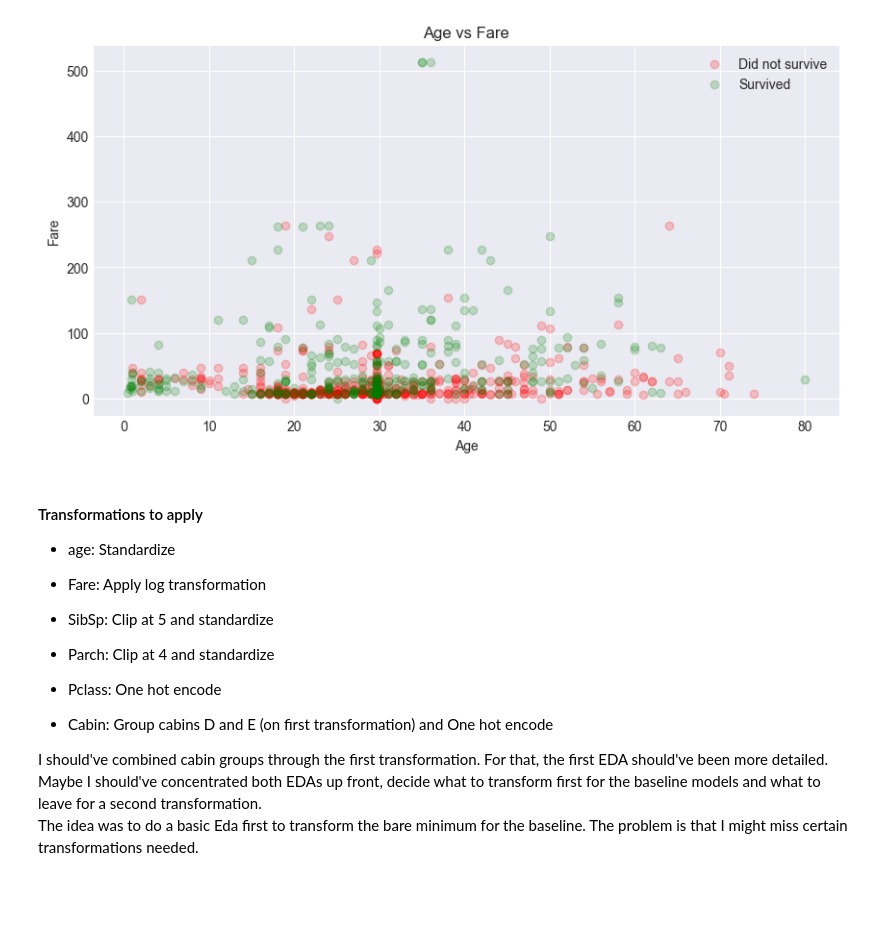
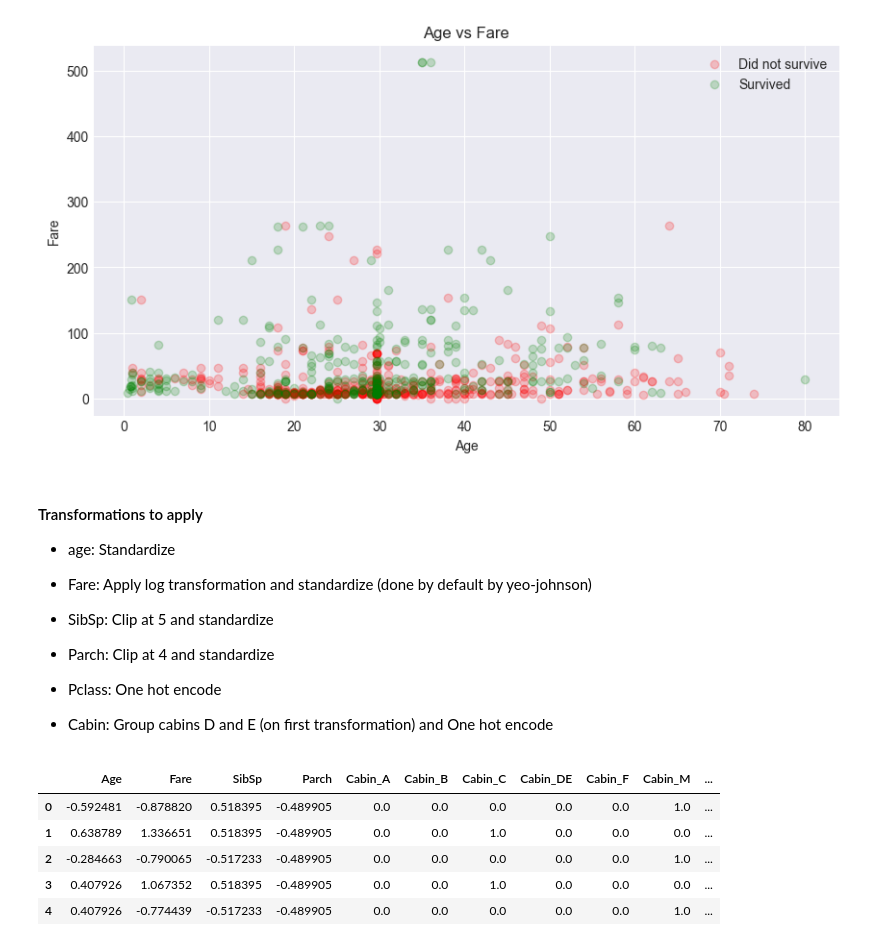
Before and after one commit to lopez-davcio/learning-journal, a Jupyter notebook: titanic-classification/titanic-analysis.ipynb, the cells around one changed output. Saved outputs shown, nothing was run; the diff lists cells and outputs as text; code cells hidden in the pictures; blank space fills up the shorter version.

```diff
--- a/titanic-classification/titanic-analysis.ipynb
+++ b/titanic-classification/titanic-analysis.ipynb
@@ -532,7 +539,7 @@ plt.show()
 #### Transformations to apply
 - age: Standardize
 
-- Fare: Apply log transformation
+- Fare: Apply log transformation and standardize (done by default by yeo-johnson)
 
 - SibSp: Clip at 5 and standardize
 
@@ -541,6 +548,3 @@ plt.show()
 - Pclass: One hot encode
 
 - Cabin: Group cabins D and E (on first transformation)  and One hot encode
-
-I should've combined cabin groups through the first transformation. For that, the first EDA should've been more detailed. Maybe I should've concentrated both EDAs up front, decide what to transform first for the baseline models and what to leave for a second transformation.
-The idea was to do a basic Eda first to transform the bare minimum for the baseline. The problem is that I might miss certain transformations needed.
@@ -546,0 +578,21 @@ The idea was to do a basic Eda first to transform the bare minimum for the basel
+# %%
+transform_pipeline_v2 = Pipeline(steps=[
+    ('preprocessor', preprocessor),
+    ('preprocessor_v2', preprocessor_v2),
+    ])
+
+# transform data
+transformed_df_v2 = transform_pipeline_v2.fit_transform(X)
+
+# obtain column names
+transformed_df_v2.columns = transform_pipeline_v2.get_feature_names_out()
+
+# display transformed dataframe
+transformed_df_v2.head()
+# %% [output]
+|  | Age | Fare | SibSp | Parch | Cabin_A | Cabin_B | Cabin_C | Cabin_DE | Cabin_F | Cabin_M | ... |
+| 0 | -0.592481 | -0.878820 | 0.518395 | -0.489905 | 0.0 | 0.0 | 0.0 | 0.0 | 0.0 | 1.0 | ... |
+| 1 | 0.638789 | 1.336651 | 0.518395 | -0.489905 | 0.0 | 0.0 | 1.0 | 0.0 | 0.0 | 0.0 | ... |
+| 2 | -0.284663 | -0.790065 | -0.517233 | -0.489905 | 0.0 | 0.0 | 0.0 | 0.0 | 0.0 | 1.0 | ... |
+| 3 | 0.407926 | 1.067352 | 0.518395 | -0.489905 | 0.0 | 0.0 | 1.0 | 0.0 | 0.0 | 0.0 | ... |
+| 4 | 0.407926 | -0.774439 | -0.517233 | -0.489905 | 0.0 | 0.0 | 0.0 | 0.0 | 0.0 | 1.0 | ... |
```
Also changed, not shown: parts of 5 cells of this notebook.
